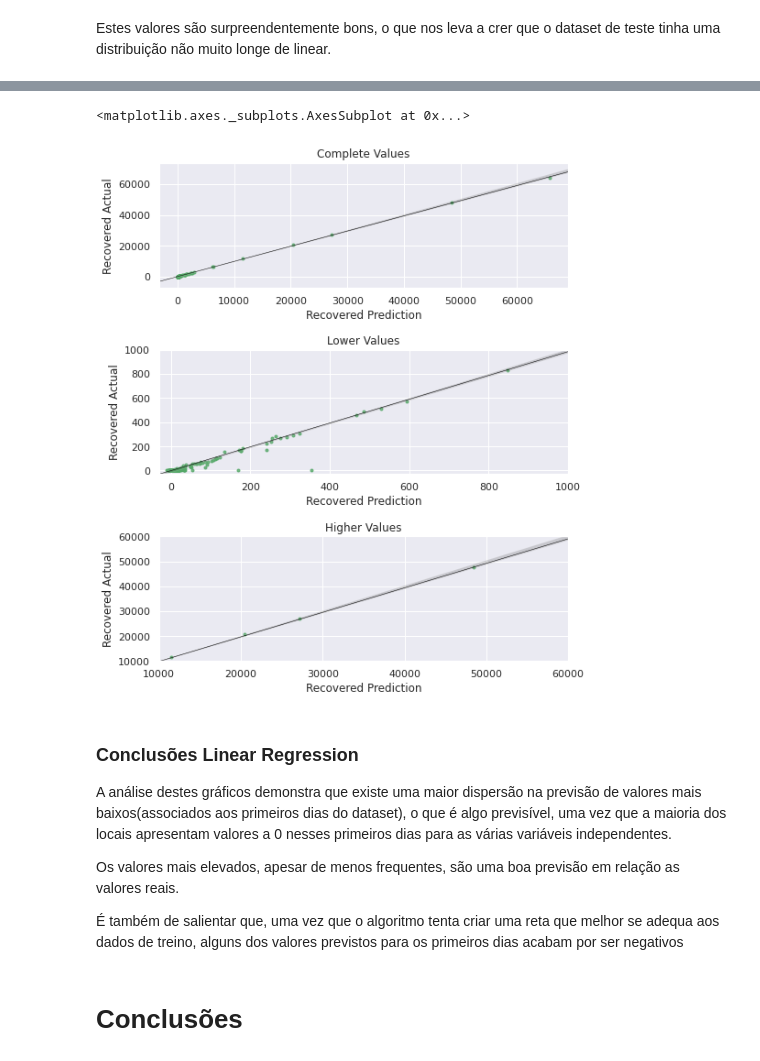
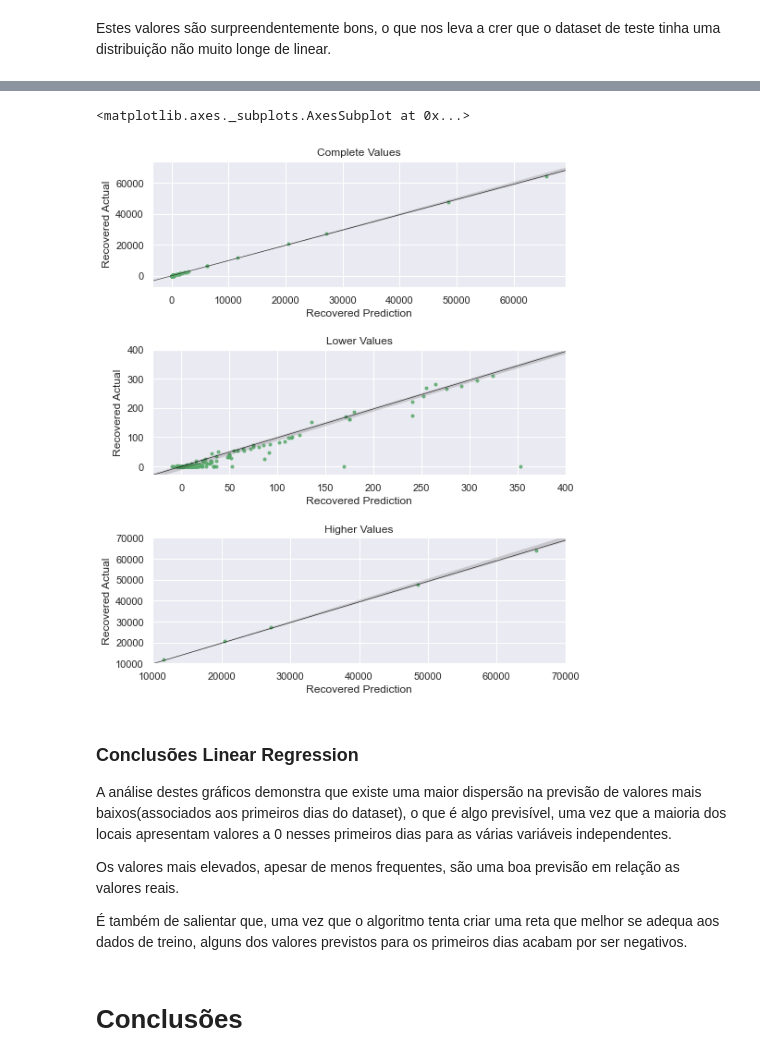
Before and after one commit to JoaoRicardoCardoso/MIEIC_IART_19_PROJ, a Jupyter notebook: PROJ2/Aggregation.ipynb, the cells around one changed output, grey strips where cells are left out. Cells and saved outputs as stored; diff of their text form; code cells hidden in the pictures.

```diff
--- a/PROJ2/Aggregation.ipynb
+++ b/PROJ2/Aggregation.ipynb
@@ -1405,19 +1405,19 @@ sb.regplot(x=deaths_pred, y=deaths_actual, data=total_results, marker='.',color=
 # %%
 fig,axs = plt.subplots(nrows=3,figsize=(8,10))
 axs[0].set_title('Complete Values')
 axs[1].set_title('Lower Values')
-axs[1].set_xlim(-30,1000)
-axs[1].set_ylim(-30,1000)
+axs[1].set_xlim(-30,400)
+axs[1].set_ylim(-30,400)
 axs[2].set_title('Higher Values')
-axs[2].set_xlim(10000,60000)
-axs[2].set_ylim(10000,60000)
+axs[2].set_xlim(10000,70000)
+axs[2].set_ylim(10000,70000)
 plt.subplots_adjust(hspace=0.5)
 sb.regplot(x=recovered_pred, y=recovered_actual, data=total_results, marker='.',color='g',ax=axs[0], line_kws={"lw": 0.5, "color": "black"},truncate=False)
 sb.regplot(x=recovered_pred, y=recovered_actual, data=total_results, marker='.',color='g',ax=axs[1],line_kws={"lw": 0.5, "color": "black"},truncate=False)
 sb.regplot(x=recovered_pred, y=recovered_actual, data=total_results, marker='.',color='g',ax=axs[2],line_kws={"lw": 0.5, "color": "black"},truncate=False)
 # %% [output]
 <matplotlib.axes._subplots.AxesSubplot at 0x...>
-[figure, old version]
+[figure, new version]
 # %% [markdown]
 ### Conclusões Linear Regression
 
@@ -1425,7 +1425,7 @@ A análise destes gráficos demonstra que existe uma maior dispersão na previs
 
 Os valores mais elevados, apesar de menos frequentes, são uma boa previsão em relação as valores reais.
 
-É também de salientar que, uma vez que o algoritmo tenta criar uma reta que melhor se adequa aos dados de treino, alguns dos valores previstos para os primeiros dias acabam por ser negativos
+É também de salientar que, uma vez que o algoritmo tenta criar uma reta que melhor se adequa aos dados de treino, alguns dos valores previstos para os primeiros dias acabam por ser negativos.
 # %% [markdown]
 # Conclusões
 # %% [markdown]
```
Also changed, not shown: parts of 3 cells of this notebook.
